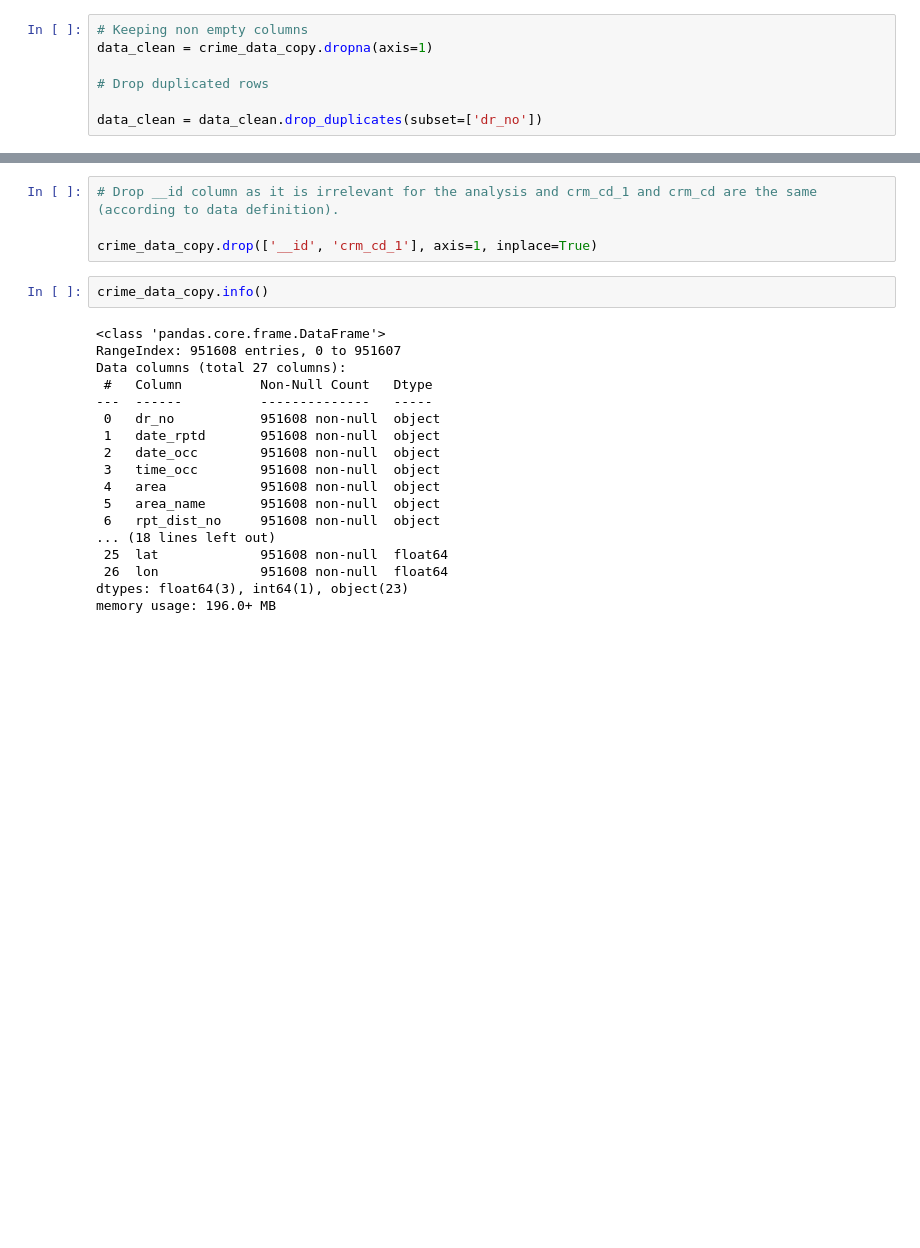
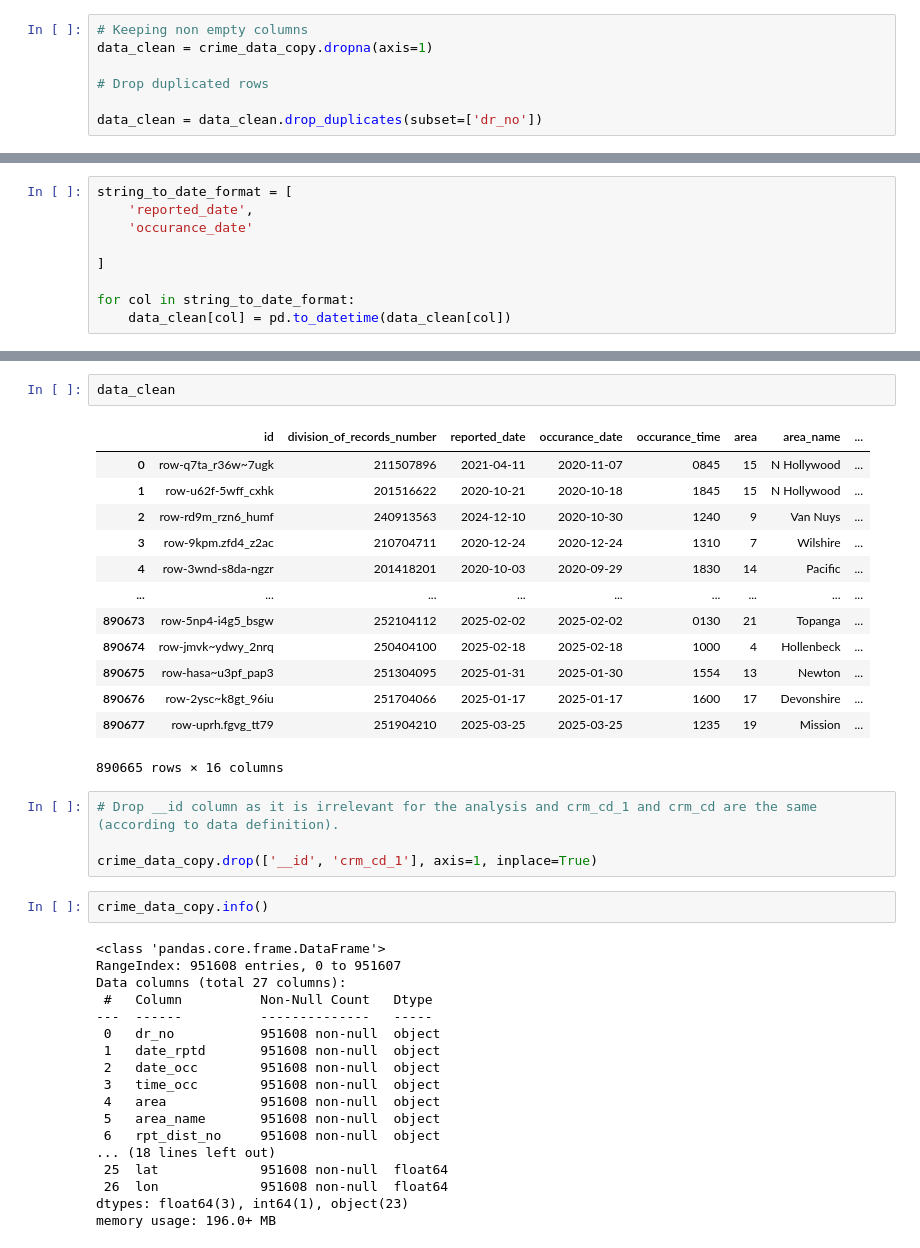
Before and after one commit to gurmemi/LA-Crime-Data-From-2020, a Jupyter notebook: Los Angeles Crime Analysis.ipynb, the cells around one changed output, grey strips where cells are left out. Cells and saved outputs as stored; diff of their text form; blank space fills up the shorter version.

```diff
--- a/Los Angeles Crime Analysis.ipynb
+++ b/Los Angeles Crime Analysis.ipynb
@@ -114,0 +191,9 @@ for col in data_clean.columns:
+# %%
+string_to_date_format = [
+    'reported_date',
+    'occurance_date'
+
+]
+
+for col in string_to_date_format:
+    data_clean[col] = pd.to_datetime(data_clean[col])
@@ -115,3 +220,19 @@ for col in data_clean.columns:
+# %%
+data_clean
+# %% [output]
+|  | id | division_of_records_number | reported_date | occurance_date | occurance_time | area | area_name | ... |
+| 0 | row-q7ta_r36w~7ugk | 211507896 | 2021-04-11 | 2020-11-07 | 0845 | 15 | N Hollywood | ... |
+| 1 | row-u62f-5wff_cxhk | 201516622 | 2020-10-21 | 2020-10-18 | 1845 | 15 | N Hollywood | ... |
+| 2 | row-rd9m_rzn6_humf | 240913563 | 2024-12-10 | 2020-10-30 | 1240 | 9 | Van Nuys | ... |
+| 3 | row-9kpm.zfd4_z2ac | 210704711 | 2020-12-24 | 2020-12-24 | 1310 | 7 | Wilshire | ... |
+| 4 | row-3wnd-s8da-ngzr | 201418201 | 2020-10-03 | 2020-09-29 | 1830 | 14 | Pacific | ... |
+| ... | ... | ... | ... | ... | ... | ... | ... | ... |
+| 890673 | row-5np4-i4g5_bsgw | 252104112 | 2025-02-02 | 2025-02-02 | 0130 | 21 | Topanga | ... |
+| 890674 | row-jmvk~ydwy_2nrq | 250404100 | 2025-02-18 | 2025-02-18 | 1000 | 4 | Hollenbeck | ... |
+| 890675 | row-hasa~u3pf_pap3 | 251304095 | 2025-01-31 | 2025-01-30 | 1554 | 13 | Newton | ... |
+| 890676 | row-2ysc~k8gt_96iu | 251704066 | 2025-01-17 | 2025-01-17 | 1600 | 17 | Devonshire | ... |
+| 890677 | row-uprh.fgvg_tt79 | 251904210 | 2025-03-25 | 2025-03-25 | 1235 | 19 | Mission | ... |
+890665 rows × 16 columns
 # %%
 # Drop __id column as it is irrelevant for the analysis and crm_cd_1 and crm_cd are the same (according to data definition).
 
```
Also changed, not shown: parts of 9 cells of this notebook.
